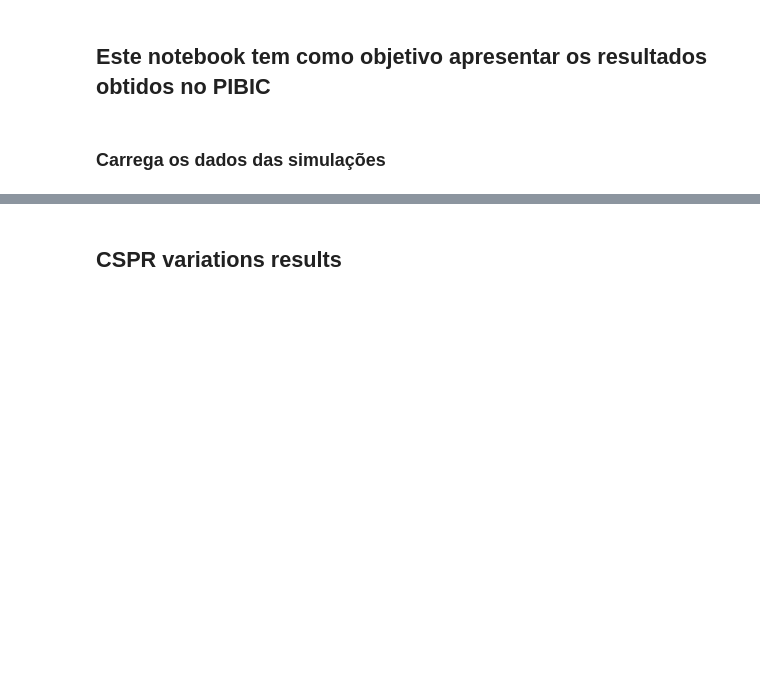
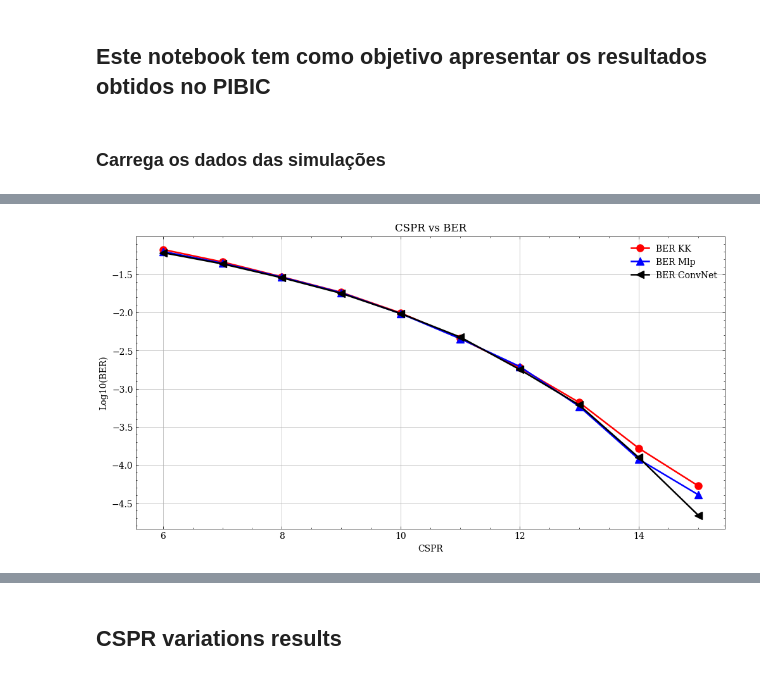
Before and after one commit to silasabs/PIVIC-PIBIC-Comunicacoes-Opticas, a Jupyter notebook: jupyter notebooks/Pibic_Results_PhaseRetrieval.ipynb, the cells around one changed output, grey strips where cells are left out. Cells and saved outputs as stored; diff of their text form; code cells hidden in the pictures; blank space fills up the shorter version.

```diff
--- a/jupyter notebooks/Pibic_Results_PhaseRetrieval.ipynb
+++ b/jupyter notebooks/Pibic_Results_PhaseRetrieval.ipynb
@@ -163,0 +141,14 @@ plt.grid();
+# %%
+loPower = np.arange(6,16,1)
+plt.figure(num=None, figsize=(12, 6))
+
+plt.plot(loPower, np.log10(CSPR_BER[0,:]), color='red', marker='o', markersize=markersize, label='BER KK')
+plt.plot(loPower, np.log10(CSPR_BER[1,:]), color='blue', marker='^', markersize=markersize, label='BER Mlp')
+plt.plot(loPower, np.log10(CSPR_BER[2,:]), color='black', marker='<', markersize=markersize, label='BER ConvNet')
+plt.xlabel('CSPR')
+plt.ylabel('Log10(BER)')
+plt.title('CSPR vs BER')
+plt.legend()
+plt.grid()
+# %% [output]
+[figure, added]
```
Also changed, not shown: parts of 6 cells of this notebook, 1 other file.
